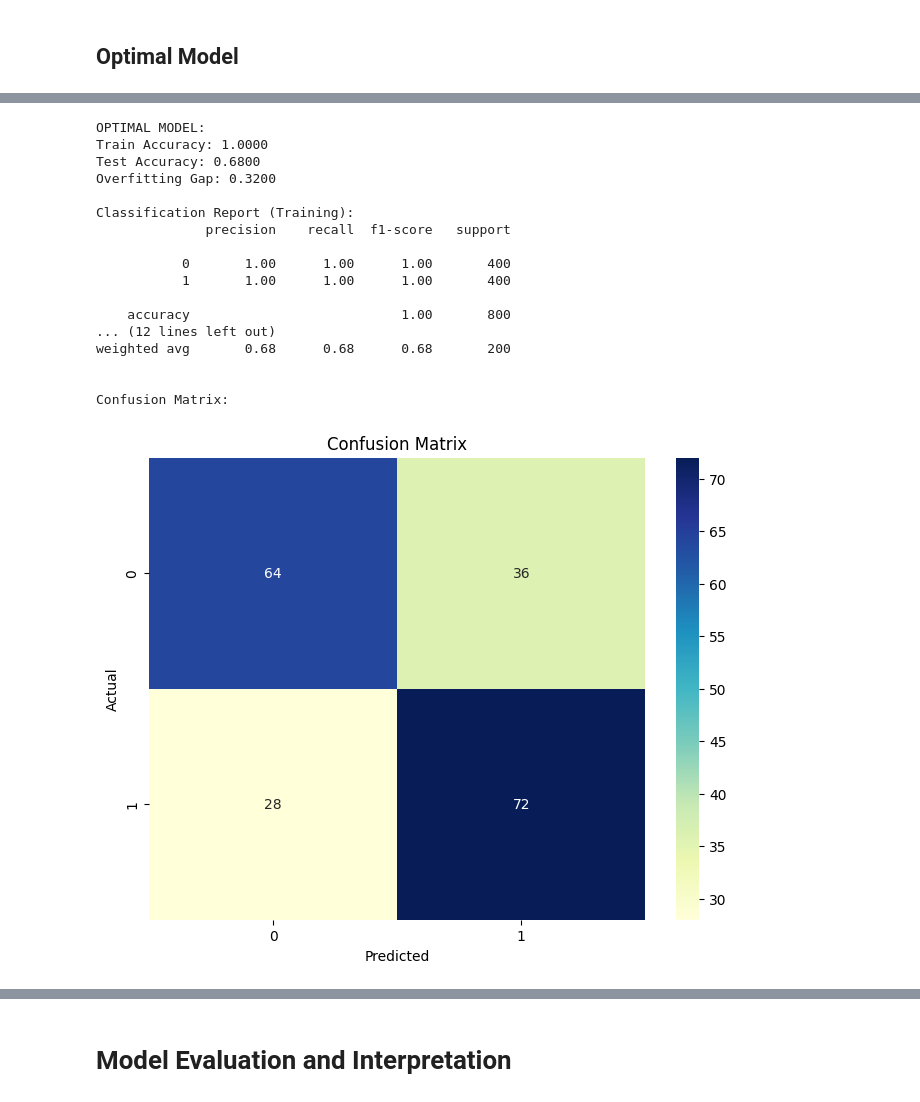
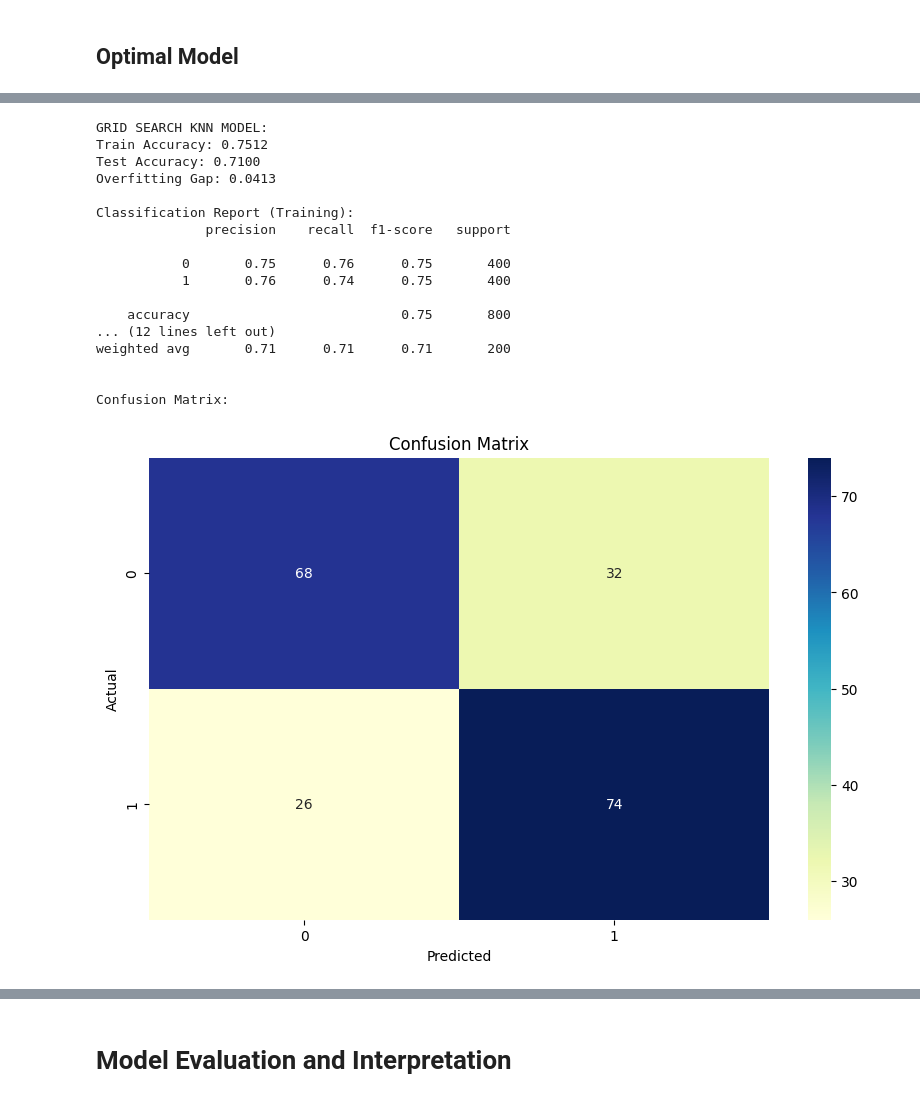
Before and after one commit to Aireenelz/WIE3007-DMW-Group6, a Jupyter notebook: model_knn.ipynb, the cells around one changed output, grey strips where cells are left out. Drawn from its saved outputs; the diff is of its cells as text; code cells hidden in the pictures.

Commit message:
hyperparameter tuning to increase accuracy and reduce overfitting

```diff
--- a/model_knn.ipynb
+++ b/model_knn.ipynb
@@ -142,8 +124,8 @@ X_train, X_test, y_train, y_test = train_test_split(X_normalized, y, test_size=0
 ## Overfitting Model
 # %%
 # Train overfitting model
-knn_overfit = KNeighborsClassifier(n_neighbors=1)
-knn_overfit.fit(X_train, y_train)
+knn_1 = KNeighborsClassifier(n_neighbors=1)
+knn_1.fit(X_train, y_train)
 # %% [output]
 KNeighborsClassifier(n_neighbors=1)
 # %%
@@ -185,0 +170,5 @@ weighted avg       0.53      0.53      0.52       200
+# %%
+k = 3
+# %%
+knn_adjusted = KNeighborsClassifier(n_neighbors=k)
+knn_adjusted.fit(X_train, y_train)
@@ -223,45 +313,46 @@ knn_optimal = grid_search.best_estimator_
+# %%
+knn_gridsearch = grid_search.best_estimator_
 # %%
-# Evaluate optimal model
-y_train_pred_optimal = knn_optimal.predict(X_train)
-y_test_pred_optimal = knn_optimal.predict(X_test)
+y_train_pred_knn_gridsearch = knn_gridsearch.predict(X_train)
+y_test_pred_knn_gridsearch = knn_gridsearch.predict(X_test)
 
-train_accuracy_optimal = accuracy_score(y_train, y_train_pred_optimal)
-test_accuracy_optimal = accuracy_score(y_test, y_test_pred_optimal)
+train_accuracy_knn_gridsearch = accuracy_score(y_train, y_train_pred_knn_gridsearch)
+test_accuracy_knn_gridsearch = accuracy_score(y_test, y_test_pred_knn_gridsearch)
 
-print(f"OPTIMAL MODEL:")
-print(f"Train Accuracy: {train_accuracy_optimal:.4f}")
-print(f"Test Accuracy: {test_accuracy_optimal:.4f}")
-print(f"Overfitting Gap: {(train_accuracy_optimal - test_accuracy_optimal):.4f}")
+print(f"GRID SEARCH KNN MODEL:")
+print(f"Train Accuracy: {train_accuracy_knn_gridsearch:.4f}")
+print(f"Test Accuracy: {test_accuracy_knn_gridsearch:.4f}")
+print(f"Overfitting Gap: {(train_accuracy_knn_gridsearch - test_accuracy_knn_gridsearch):.4f}")
 
 print("\nClassification Report (Training):")
-print(classification_report(y_train, y_train_pred_optimal))
+print(classification_report(y_train, y_train_pred_knn_gridsearch))
 print("\nClassification Report (Test):")
-print(classification_report(y_test, y_test_pred_optimal))
+print(classification_report(y_test, y_test_pred_knn_gridsearch))
 
-cm = confusion_matrix(y_test, y_test_pred_optimal)
+cm = confusion_matrix(y_test, y_test_pred_knn_gridsearch)
 print("\nConfusion Matrix:")
-plt.figure(figsize=(8, 6))
+plt.figure(figsize=(10, 6))
 sns.heatmap(cm, annot=True, fmt="d", cmap="YlGnBu")
 plt.title("Confusion Matrix")
 plt.xlabel("Predicted")
 plt.ylabel("Actual")
 plt.show()
 # %% [output]
-OPTIMAL MODEL:
-Train Accuracy: 1.0000
-Test Accuracy: 0.6800
-Overfitting Gap: 0.3200
+GRID SEARCH KNN MODEL:
+Train Accuracy: 0.7512
+Test Accuracy: 0.7100
+Overfitting Gap: 0.0413
 
 Classification Report (Training):
               precision    recall  f1-score   support
 
-           0       1.00      1.00      1.00       400
-           1       1.00      1.00      1.00       400
+           0       0.75      0.76      0.75       400
+           1       0.76      0.74      0.75       400
 
-    accuracy                           1.00       800
+    accuracy                           0.75       800
 ... (12 lines left out)
-weighted avg       0.68      0.68      0.68       200
+weighted avg       0.71      0.71      0.71       200
 
 
 Confusion Matrix:
-[figure, old version]
+[figure, new version]
```
Also changed, not shown: parts of 20 cells of this notebook.
